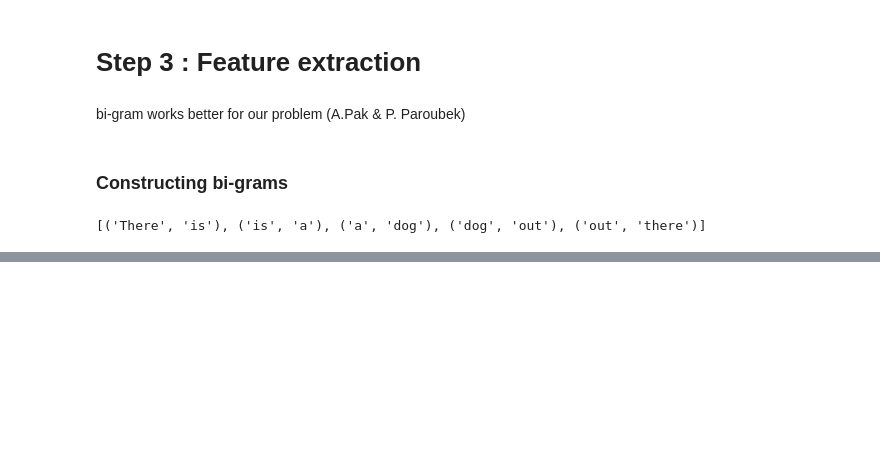
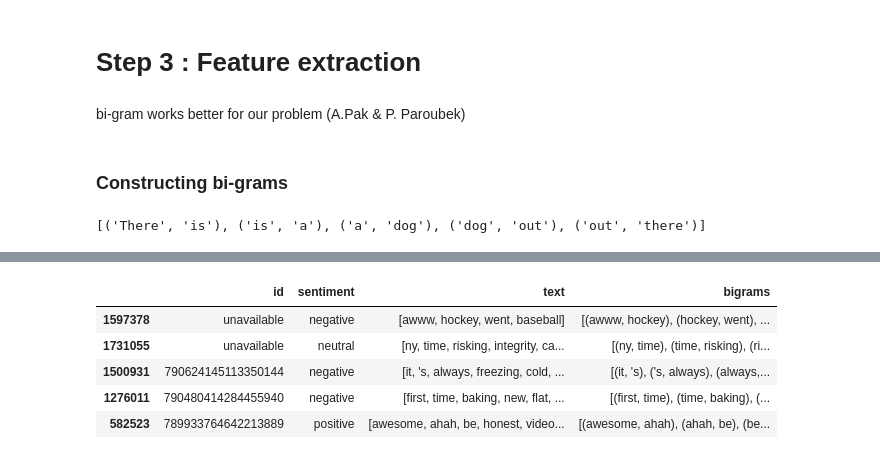
Before and after one commit to yfe404/what-people-think-of, a Jupyter notebook: classifier/notebooks/classifier_poc-v1.ipynb, the cells around one changed output, grey strips where cells are left out. Cells and saved outputs as stored; diff of their text form; code cells hidden in the pictures; blank space fills up the shorter version.

```diff
--- a/classifier/notebooks/classifier_poc-v1.ipynb
+++ b/classifier/notebooks/classifier_poc-v1.ipynb
@@ -108,0 +110,14 @@ Hello  World
+# %%
+def find_bigrams(input_list):
+  return find_ngrams(input_list,2)
+# %%
+dat["bigrams"] = dat["text"].apply(find_bigrams)
+# %%
+dat.head()
+# %% [output]
+|  | id | sentiment | text | bigrams |
+| 1597378 | unavailable | negative | [awww, hockey, went, baseball] | [(awww, hockey), (hockey, went), ... |
+| 1731055 | unavailable | neutral | [ny, time, risking, integrity, ca... | [(ny, time), (time, risking), (ri... |
+| 1500931 | 790624145113350144 | negative | [it, 's, always, freezing, cold, ... | [(it, 's), ('s, always), (always,... |
+| 1276011 | 790480414284455940 | negative | [first, time, baking, new, flat, ... | [(first, time), (time, baking), (... |
+| 582523 | 789933764642213889 | positive | [awesome, ahah, be, honest, video... | [(awesome, ahah), (ahah, be), (be... |
```
Also changed, not shown: parts of 31 cells of this notebook.
